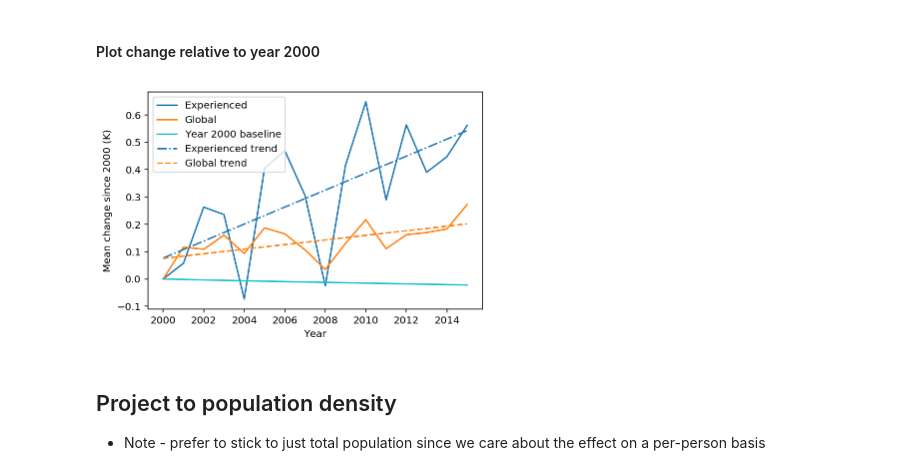
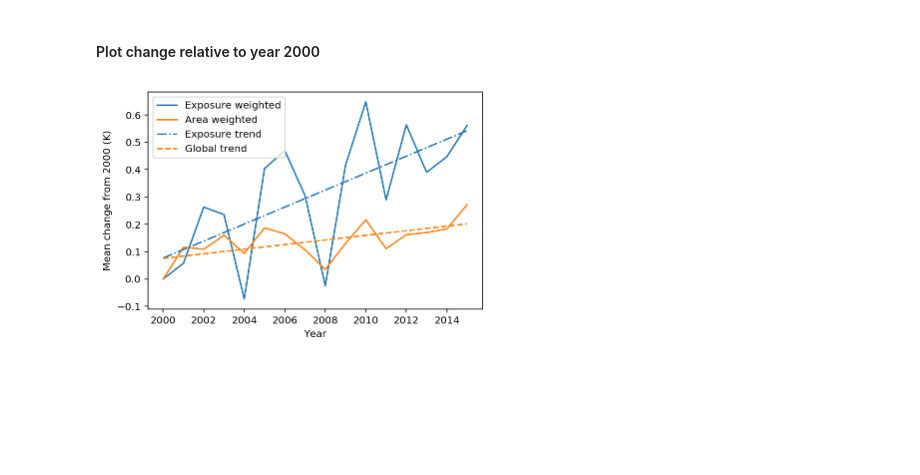
Before and after one commit to mangecoeur/health-climate-exposure, a Jupyter notebook: Temperature change exposure ERA.ipynb, the cells around one changed output. Drawn from its saved outputs; the diff is of its cells as text; code cells hidden in the pictures; blank space fills up the shorter version.

Commit message:
plots

```diff
--- a/Temperature change exposure ERA.ipynb
+++ b/Temperature change exposure ERA.ipynb
@@ -366,33 +366,29 @@ plt.savefig('mean_warming_experienced_2000-2015.png', dpi=300)
 # %%
 summer_exposures_ts_rel_2000 = summer_exposures_ts - summer_exposures_ts[0]
 summer_anom_ts_rel_2000 = summer_anom_ts - summer_anom_ts[0]
 
-summer_exposures_ts_rel_2000.plot(color='C0', label='Experienced')
-summer_anom_ts_rel_2000.plot(color='C1',label='Global')
+summer_exposures_ts_rel_2000.plot(color='C0', label='Exposure weighted')
+summer_anom_ts_rel_2000.plot(color='C1',label='Area weighted')
 # (mean_exposures_ts - mean_exposures_ts[0]).plot(color='C9', label='Year 2000 baseline')
 
 
 summer_anom_reg = stats.linregress(summer_anom_ts_rel_2000.year.values, summer_anom_ts_rel_2000.values)
 summer_anom_reg = (summer_anom_reg.slope * summer_anom_ts_rel_2000.year) + summer_anom_reg.intercept
 
 summer_exposures_reg = stats.linregress(summer_exposures_ts_rel_2000.time.values, summer_exposures_ts_rel_2000.values)
 summer_exposures_reg = (summer_exposures_reg.slope * summer_exposures_ts_rel_2000.time) + summer_exposures_reg.intercept
 
 
 
 
-summer_exposures_reg.plot.line('-.',color='C0', label='Experienced trend')
+summer_exposures_reg.plot.line('-.',color='C0', label='Exposure trend')
 summer_anom_reg.plot.line('--',color='C1', label='Global trend')
 
 
 
 plt.xlabel('Year')
 plt.ylabel('Mean change from 2000 (K)')
 plt.legend()
 plt.savefig('mean_warming_experienced_2000-2015_rel2000.png', dpi=300)
 # %% [output]
-[figure, old version]
+[figure, new version]
-# %% [markdown]
-## Project to population density
-
-- Note - prefer to stick to just total population since we care about the effect on a per-person basis
```
Also changed, not shown: parts of 14 cells of this notebook, 28 other files.
